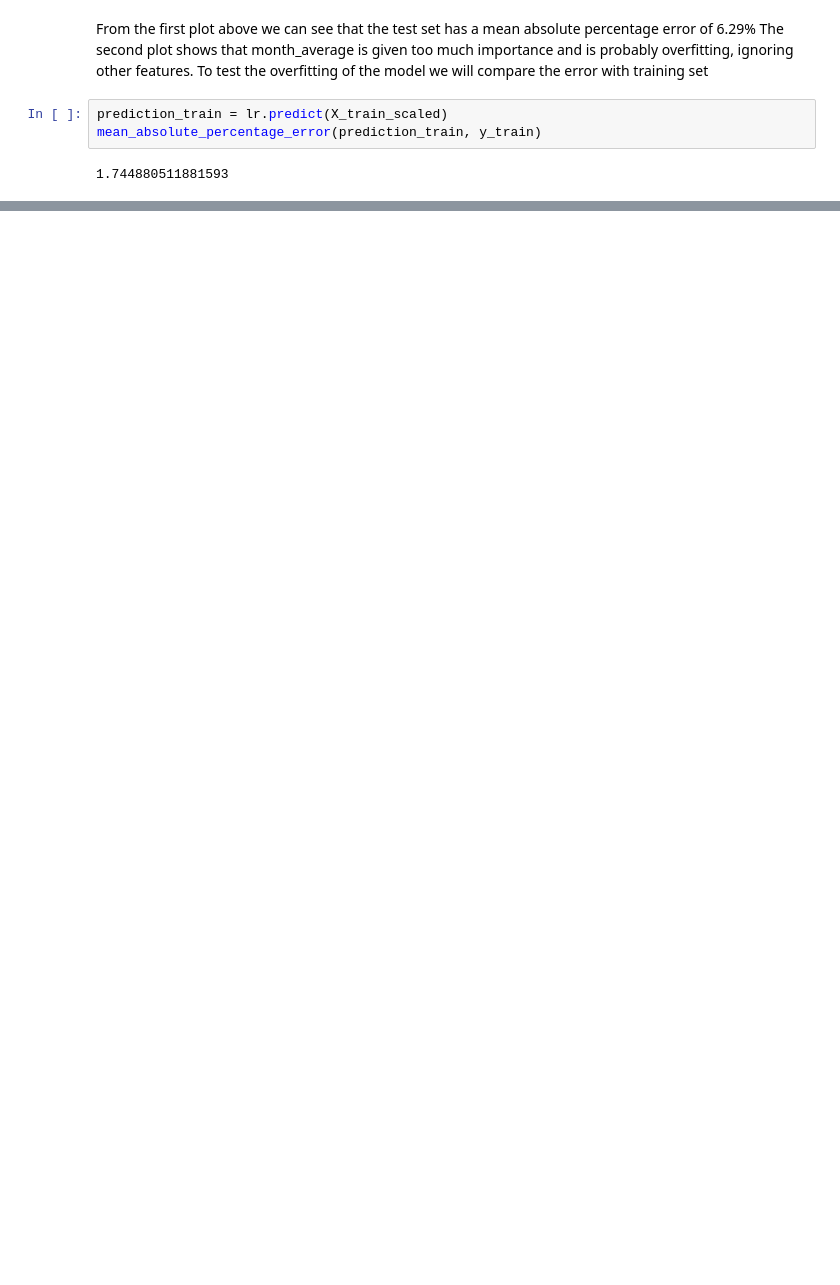
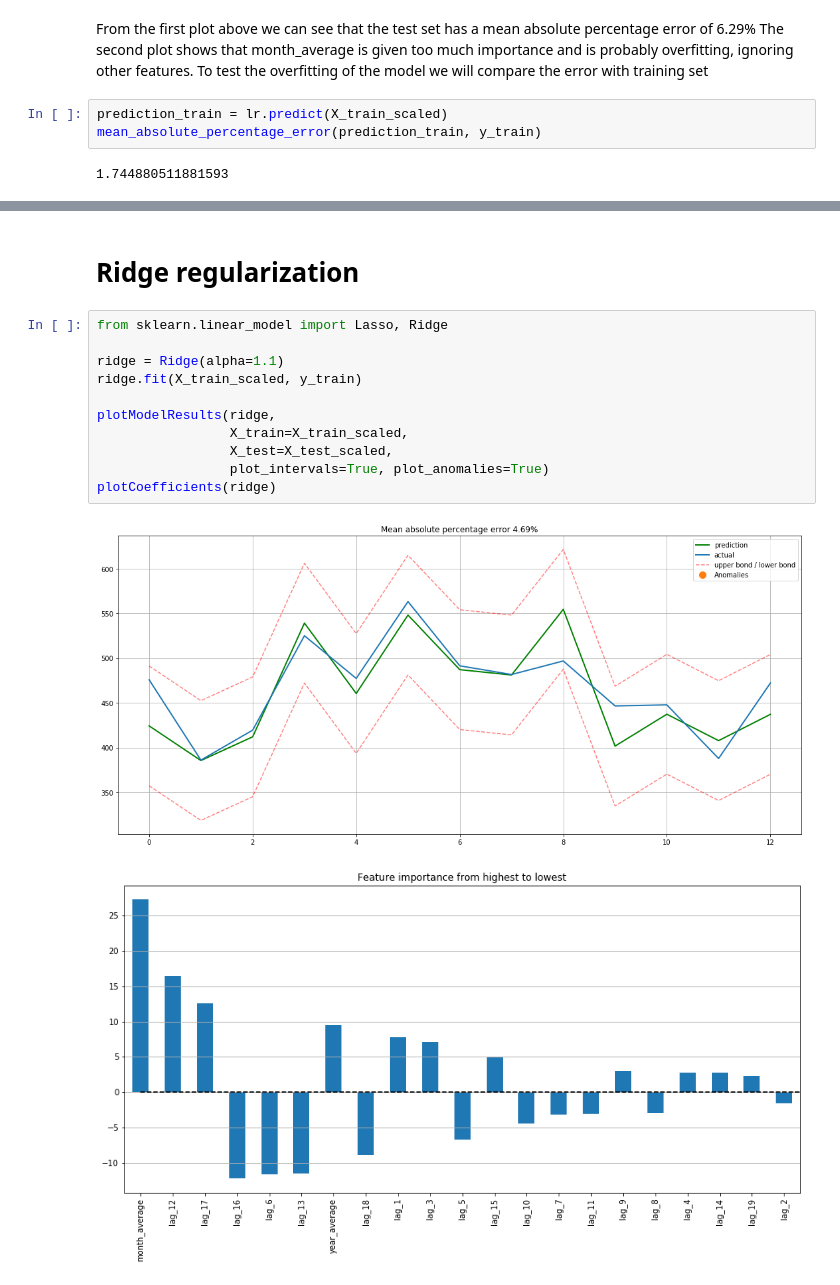
Before and after one commit to rohitmudaliar/Time-Series-Retail-Forecasting, a Jupyter notebook: Time-Series.ipynb, the cells around one changed output, grey strips where cells are left out. Saved outputs shown, nothing was run; the diff lists cells and outputs as text; blank space fills up the shorter version.

```diff
--- a/Time-Series.ipynb
+++ b/Time-Series.ipynb
@@ -567,0 +574,16 @@ We have a mean absolute percentage error of 1.7 on the training set and 6.29 on
+# %% [markdown]
+# Ridge regularization
+# %%
+from sklearn.linear_model import Lasso, Ridge
+
+ridge = Ridge(alpha=1.1)
+ridge.fit(X_train_scaled, y_train)
+
+plotModelResults(ridge,
+                 X_train=X_train_scaled,
+                 X_test=X_test_scaled,
+                 plot_intervals=True, plot_anomalies=True)
+plotCoefficients(ridge)
+# %% [output]
+[figure, added]
+[figure, added]
```
Also changed, not shown: parts of 9 cells of this notebook.
